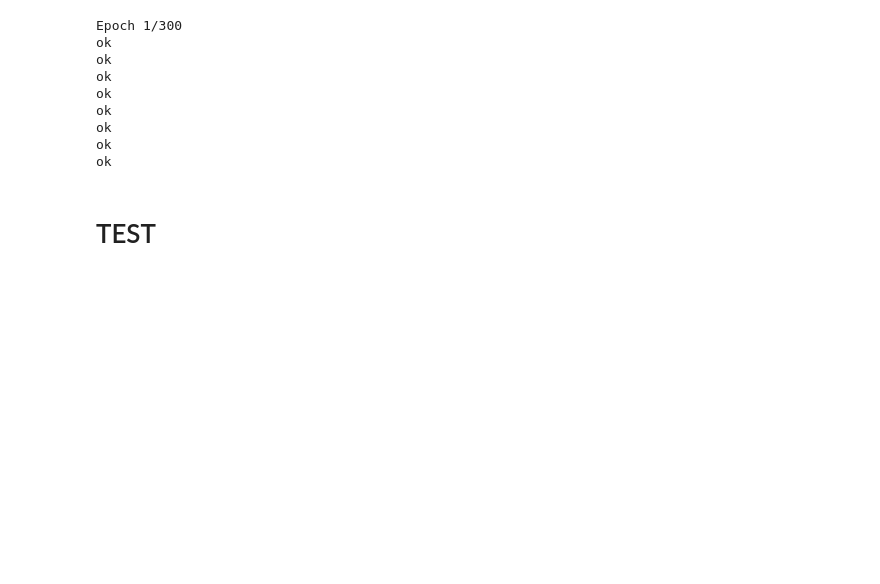
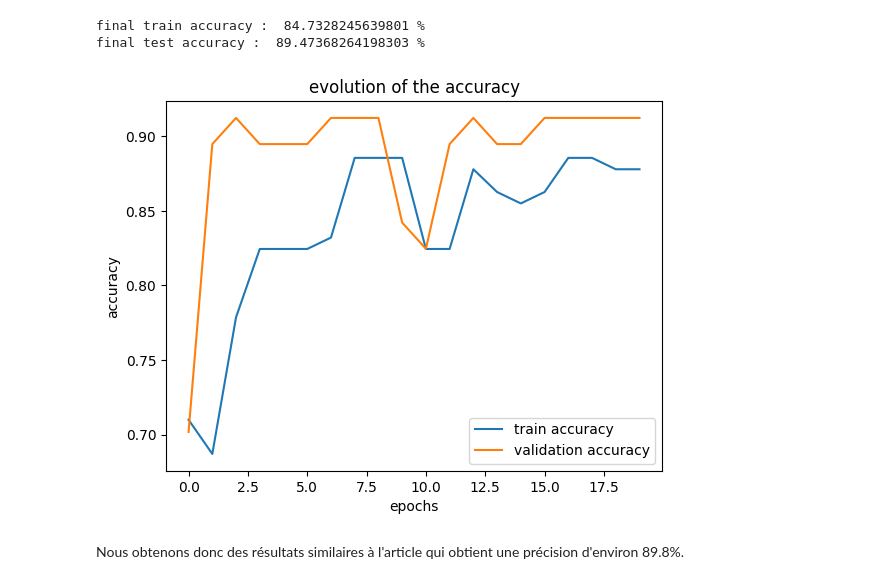
Before and after one commit to florandefossez/TDA_project, a Jupyter notebook: Graph.ipynb, the cells around one changed output. Drawn from its saved outputs; the diff is of its cells as text; code cells hidden in the pictures; blank space fills up the shorter version.

```diff
--- a/Graph.ipynb
+++ b/Graph.ipynb
@@ -149,3 +197,3 @@ class PerslayModel(tf.keras.Model):
 # %%
 epochs    = 300
-x_train, x_test, y_train, y_test = train_test_split(features, labels, test_size = 0.2, shuffle = True)
+x_train, x_test, y_train, y_test = train_test_split(features, labels, test_size = 0.3, shuffle = True)
@@ -153,23 +203,12 @@ x_train, x_test, y_train, y_test = train_test_split(features, labels, test_size
 model = PerslayModel()
 lr = tf.keras.optimizers.schedules.ExponentialDecay(initial_learning_rate=0.01, decay_steps=20, decay_rate=0.5, staircase=True)
 optimizer = tf.keras.optimizers.Adam(learning_rate=lr, epsilon=1e-4)
-optimizer = tfa.optimizers.MovingAverage(optimizer, average_decay=0.9)
-loss = tf.keras.losses.CategoricalCrossentropy()
-metrics = [tf.keras.metrics.CategoricalAccuracy()]
+loss = tf.keras.losses.BinaryCrossentropy()
+metrics = [tf.keras.metrics.BinaryAccuracy()]
 model.compile(loss=loss, optimizer=optimizer, metrics=metrics)
 # %%
-history = model.fit(x=x_train, y=y_train, validation_data=(x_test, y_test), epochs=epochs, batch_size=32, shuffle=True)
-train_results = model.evaluate(x_train, y_train)
-test_results = model.evaluate(x_test,  y_test)
+with tf.device('/device:CPU:0'):
+    callbacks =  tf.keras.callbacks.EarlyStopping(patience = 15, restore_best_weights=True)
+    history = model.fit(x=x_train, y=y_train, validation_data=(x_test, y_test), epochs=epochs, batch_size=32, shuffle = True, callbacks = callbacks, verbose = 0)
+    train_results = model.evaluate(x_train, y_train, verbose = 0)
+    test_results = model.evaluate(x_test,  y_test, verbose = 0)
-# %% [output]
-Epoch 1/300
-ok
-ok
-ok
-ok
-ok
-ok
-ok
-ok
-# %% [markdown]
-# TEST
@@ -190,0 +215,17 @@ len(features[0])
+# %%
+print('final train accuracy : ', train_results[1]*100, '%')
+print('final test accuracy : ', test_results[1]*100, '%')
+
+plt.plot(history.history['binary_accuracy'], label = 'train accuracy')
+plt.plot(history.history['val_binary_accuracy'], label = 'validation accuracy')
+plt.title('evolution of the accuracy')
+plt.xlabel('epochs')
+plt.ylabel('accuracy')
+plt.legend()
+plt.show()
+# %% [output]
+final train accuracy :  84.7328245639801 %
+final test accuracy :  89.47368264198303 %
+[figure, added]
+# %% [markdown]
+Nous obtenons donc des résultats similaires à l'article qui obtient une précision d'environ 89.8%.
```
Also changed, not shown: parts of 14 cells of this notebook.
